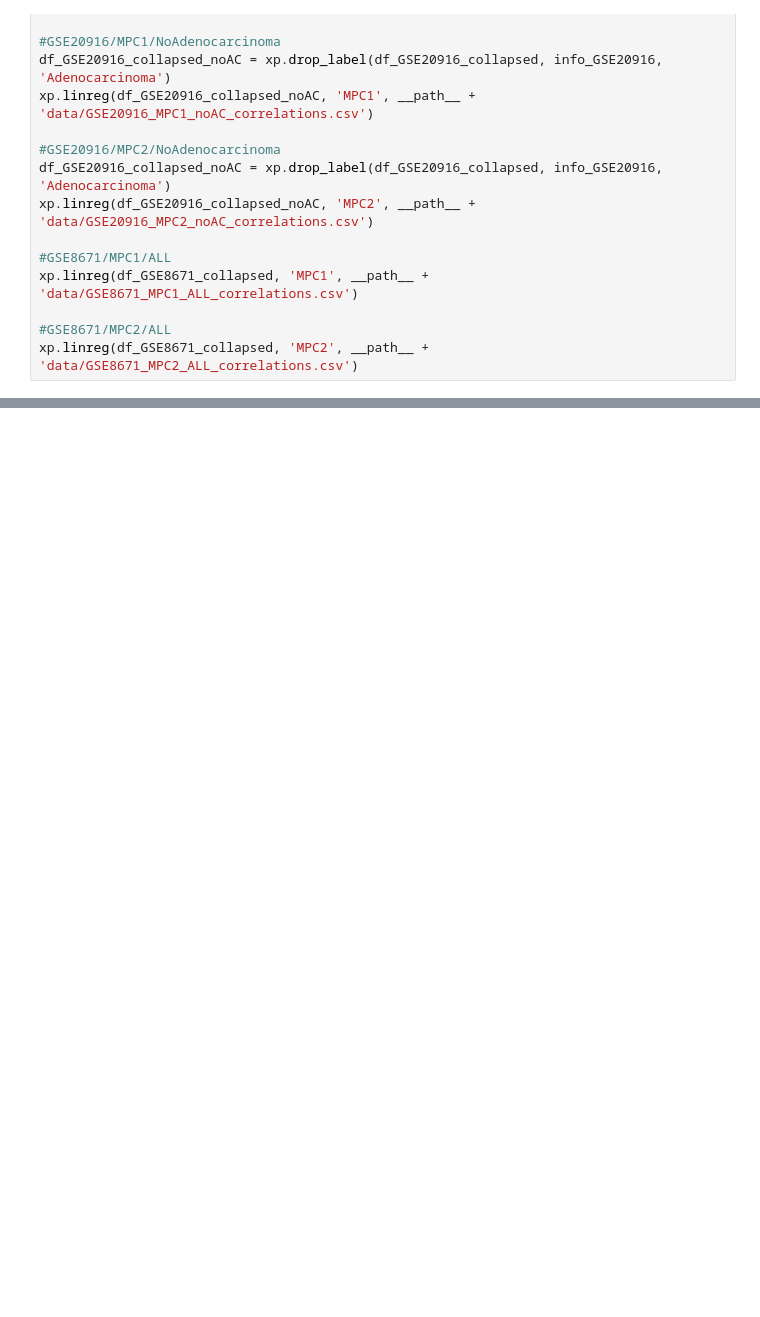
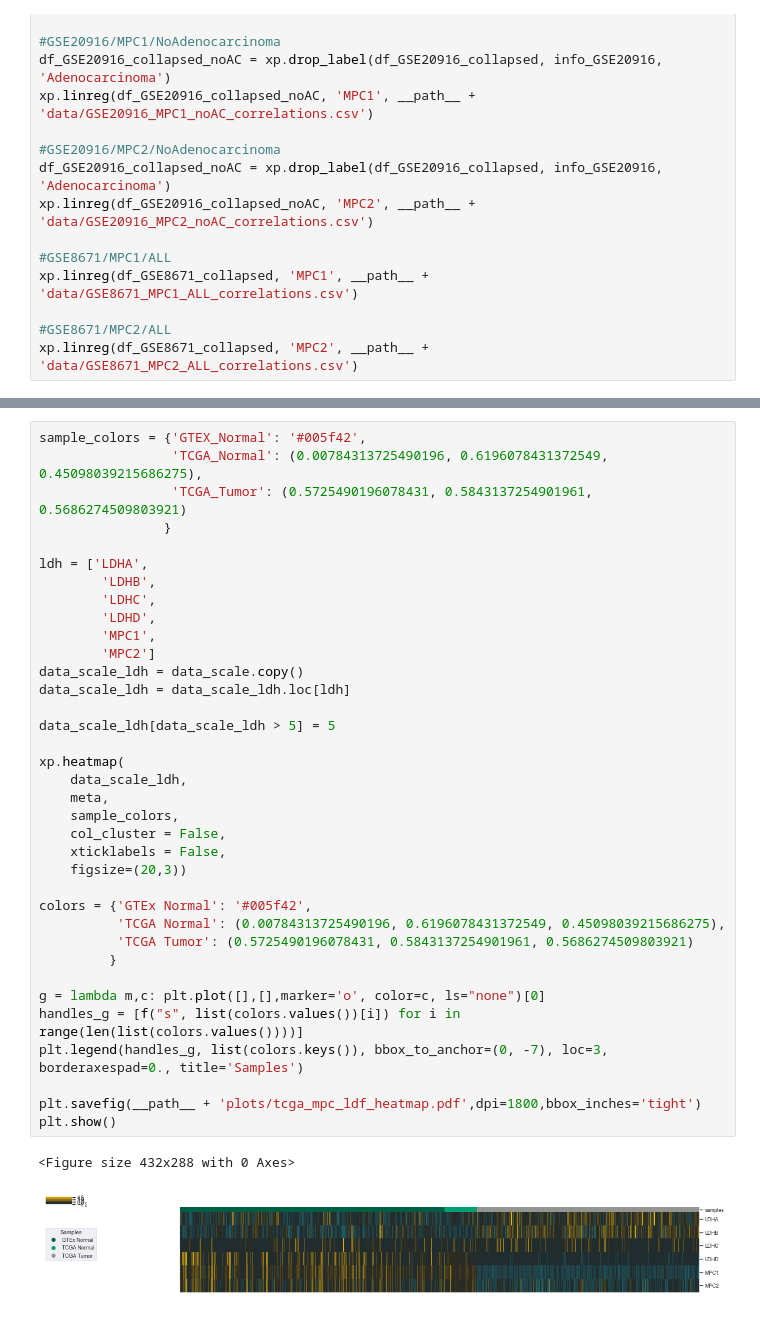
Before and after one commit to WarburgWang/bensard_figures_2019, a Jupyter notebook: Bensard_Figures_2019.ipynb, the cells around one changed output, grey strips where cells are left out. Cells and saved outputs as stored; diff of their text form; blank space fills up the shorter version.

Commit message:
Updated figures and stats, dependencies

```diff
--- a/Bensard_Figures_2019.ipynb
+++ b/Bensard_Figures_2019.ipynb
@@ -651,0 +726,39 @@ xp.linreg(df_GSE8671_collapsed, 'MPC2', __path__ + 'data/GSE8671_MPC2_ALL_correl
+# %%
+sample_colors = {'GTEX_Normal': '#005f42',
+                 'TCGA_Normal': (0.00784313725490196, 0.6196078431372549, 0.45098039215686275),
+                 'TCGA_Tumor': (0.5725490196078431, 0.5843137254901961, 0.5686274509803921)
+                }
+
+ldh = ['LDHA',
+        'LDHB',
+        'LDHC',
+        'LDHD',
+        'MPC1',
+        'MPC2']
+data_scale_ldh = data_scale.copy()
+data_scale_ldh = data_scale_ldh.loc[ldh]
+
+data_scale_ldh[data_scale_ldh > 5] = 5
+
+xp.heatmap(
+    data_scale_ldh,
+    meta,
+    sample_colors,
+    col_cluster = False,
+    xticklabels = False,
+    figsize=(20,3))
+
+colors = {'GTEx Normal': '#005f42',
+          'TCGA Normal': (0.00784313725490196, 0.6196078431372549, 0.45098039215686275),
+          'TCGA Tumor': (0.5725490196078431, 0.5843137254901961, 0.5686274509803921)
+         }
+
+g = lambda m,c: plt.plot([],[],marker='o', color=c, ls="none")[0]
+handles_g = [f("s", list(colors.values())[i]) for i in range(len(list(colors.values())))]
+plt.legend(handles_g, list(colors.keys()), bbox_to_anchor=(0, -7), loc=3, borderaxespad=0., title='Samples')
+
+plt.savefig(__path__ + 'plots/tcga_mpc_ldf_heatmap.pdf',dpi=1800,bbox_inches='tight')
+plt.show()
+# %% [output]
+<Figure size 432x288 with 0 Axes>
+[figure, added]
```
Also changed, not shown: parts of 10 cells of this notebook, 27 other files.
